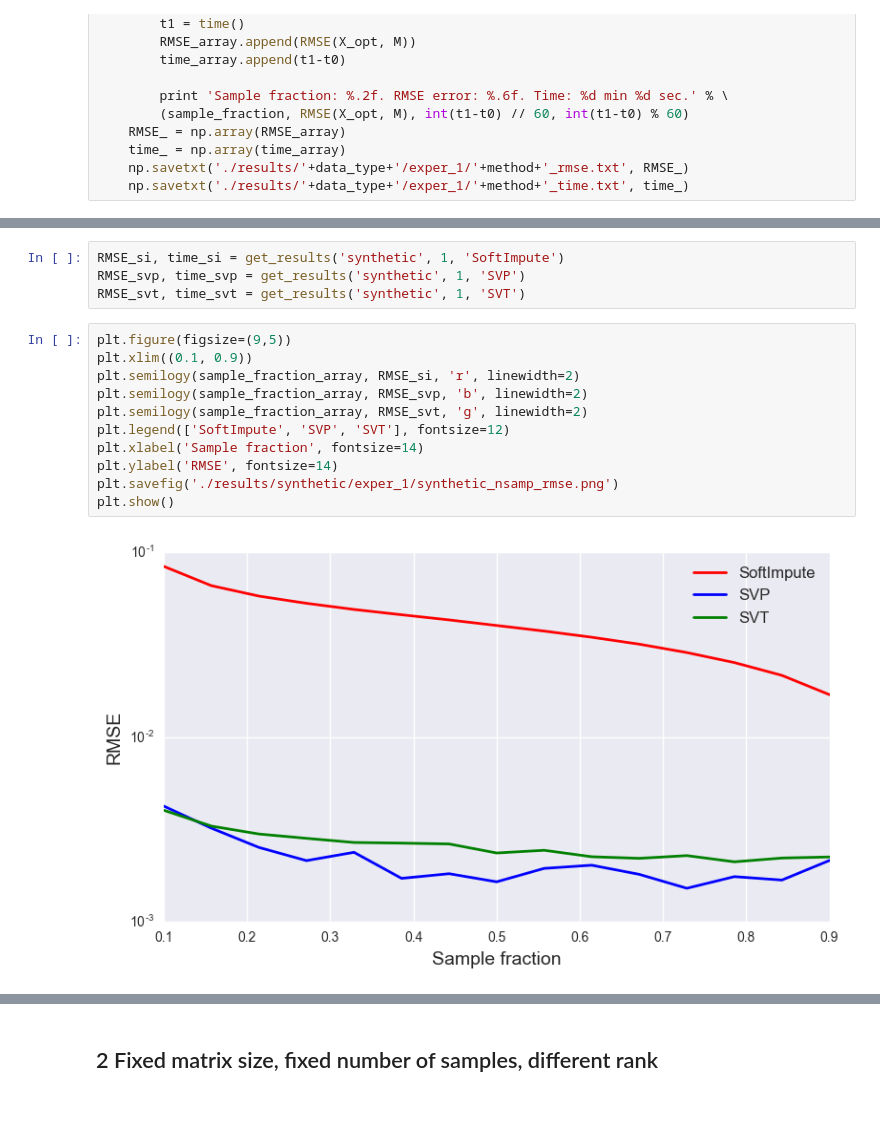
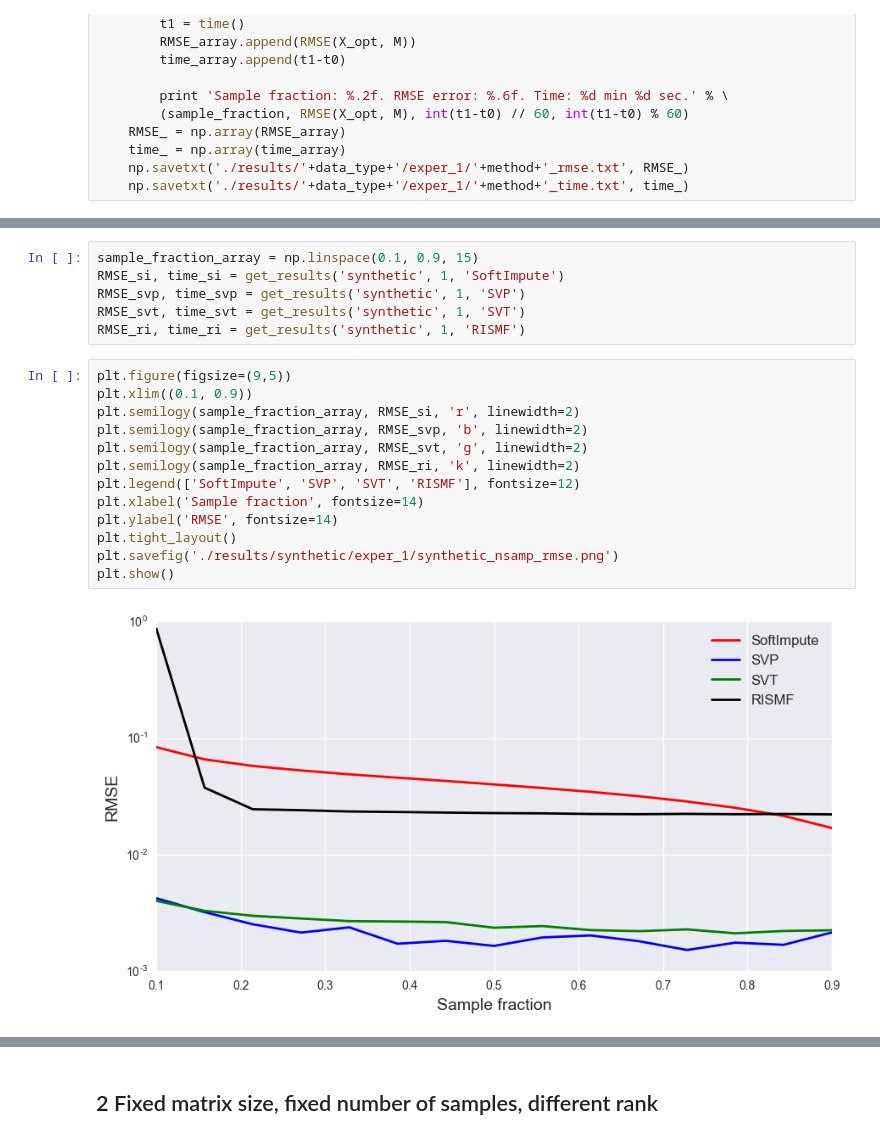
Before and after one commit to a-bochkarev/roy_project, a Jupyter notebook: main.ipynb, the cells around one changed output, grey strips where cells are left out. Drawn from its saved outputs; the diff is of its cells as text; blank space fills up the shorter version.

Commit message:
+ RISMF

```diff
--- a/main.ipynb
+++ b/main.ipynb
@@ -104,22 +122,26 @@ Sample fraction: 0.79. RMSE error: 0.002115. Time: 0 min 6 sec.
 Sample fraction: 0.84. RMSE error: 0.002217. Time: 0 min 6 sec.
 Sample fraction: 0.90. RMSE error: 0.002247. Time: 0 min 6 sec.
 # %%
+sample_fraction_array = np.linspace(0.1, 0.9, 15)
 RMSE_si, time_si = get_results('synthetic', 1, 'SoftImpute')
 RMSE_svp, time_svp = get_results('synthetic', 1, 'SVP')
 RMSE_svt, time_svt = get_results('synthetic', 1, 'SVT')
+RMSE_ri, time_ri = get_results('synthetic', 1, 'RISMF')
 # %%
 plt.figure(figsize=(9,5))
 plt.xlim((0.1, 0.9))
 plt.semilogy(sample_fraction_array, RMSE_si, 'r', linewidth=2)
 plt.semilogy(sample_fraction_array, RMSE_svp, 'b', linewidth=2)
 plt.semilogy(sample_fraction_array, RMSE_svt, 'g', linewidth=2)
-plt.legend(['SoftImpute', 'SVP', 'SVT'], fontsize=12)
+plt.semilogy(sample_fraction_array, RMSE_ri, 'k', linewidth=2)
+plt.legend(['SoftImpute', 'SVP', 'SVT', 'RISMF'], fontsize=12)
 plt.xlabel('Sample fraction', fontsize=14)
 plt.ylabel('RMSE', fontsize=14)
+plt.tight_layout()
 plt.savefig('./results/synthetic/exper_1/synthetic_nsamp_rmse.png')
 plt.show()
 # %% [output]
-[figure, old version]
+[figure, new version]
 # %%
 plt.figure(figsize=(9,5))
 plt.xlim((0.1, 0.9))
```
Also changed, not shown: parts of 18 cells of this notebook.
